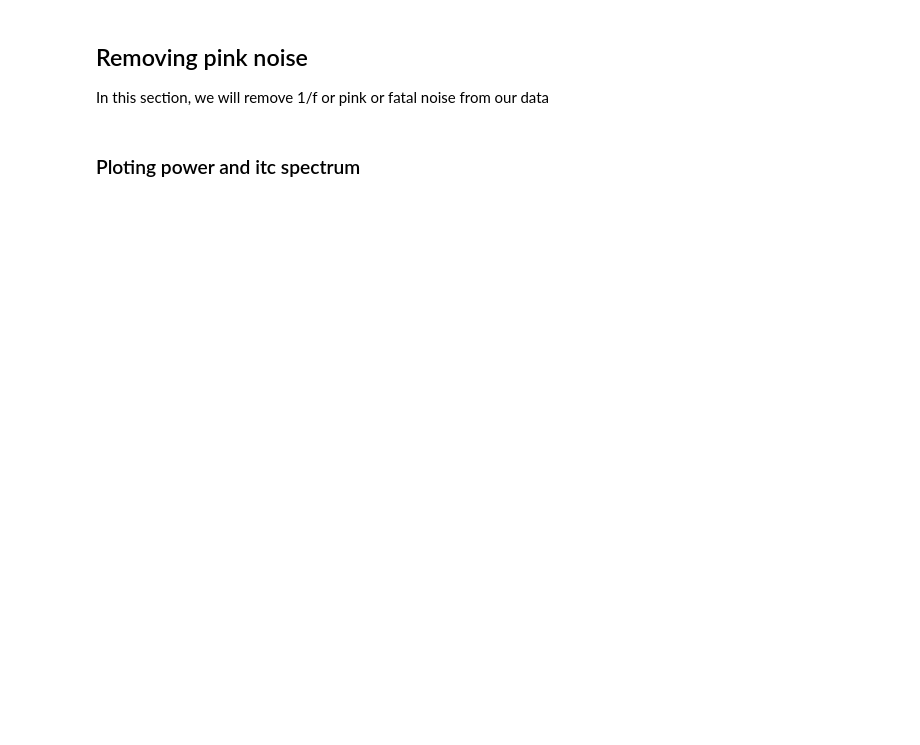
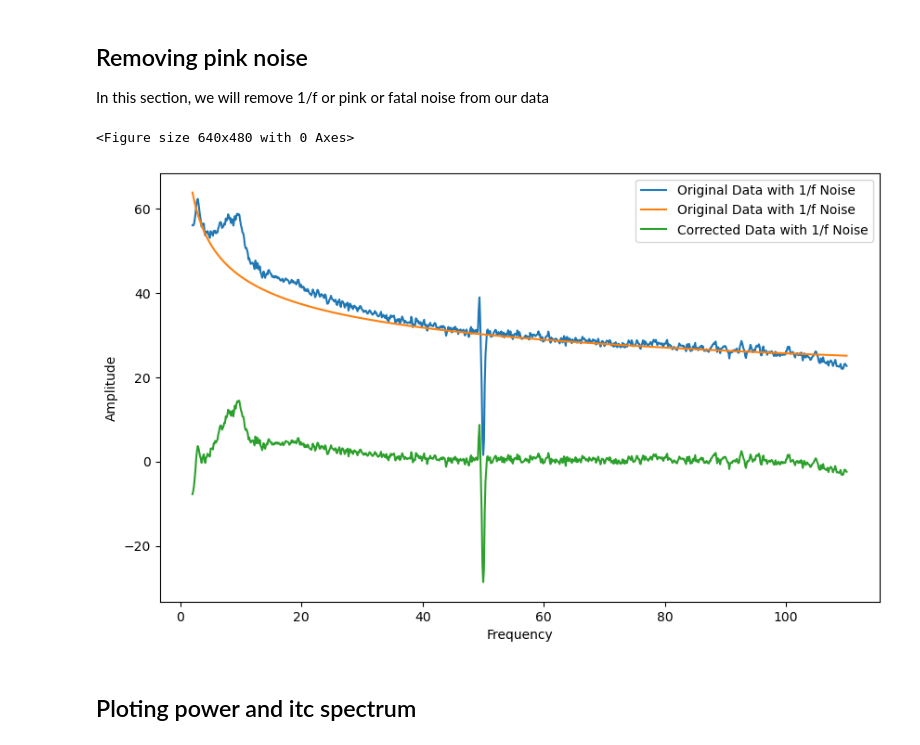
Before and after one commit to navnoorsingh0309/Brain_waves_analysis, a Jupyter notebook: main_TF.ipynb, the cells around one changed output. Drawn from its saved outputs; the diff is of its cells as text; code cells hidden in the pictures; blank space fills up the shorter version.

```diff
--- a/main_TF.ipynb
+++ b/main_TF.ipynb
@@ -309,30 +294,33 @@ def power_law(x, a, b):
 # %%
 from scipy.optimize import curve_fit
 
 # Select the tail region for fitting
 tail_fraction = 0.6
 tail_start_index = int((1 - tail_fraction) * len(psdFreqs[0]))
 
 x_tail = psdFreqs[0][tail_start_index:]
-y_tail = (10*np.log10(psdDatas[2][0]) - shift_med1)[tail_start_index:]
+y_tail = (10*np.log10(htr_avg) - shift_med1)[tail_start_index:]
 
 popt, _ = curve_fit(power_law, x_tail, y_tail)
 a, b = popt
 
 y_fit = power_law(psdFreqs[0], a, b)
 
 # # Plot the fitted curve on top of the original data
 plt.clf()
 plt.figure(figsize=(10, 6))
-plt.plot(psdFreq, 10*np.log10(psdDatas[2][0]) - shift_med1, label='Original Data with 1/f Noise');
+plt.plot(psdFreq, 10*np.log10(htr_avg) - shift_med1, label='Original Data with 1/f Noise');
 plt.plot(psdFreq, y_fit, label='Original Data with 1/f Noise');
-plt.plot(psdFreq, 10*np.log10(psdDatas[2][0]) - shift_med1 - y_fit, label='Corrected Data with 1/f Noise');
+plt.plot(psdFreq, 10*np.log10(htr_avg) - shift_med1 - y_fit, label='Corrected Data with 1/f Noise');
 plt.xlabel('Frequency')
 plt.ylabel('Amplitude')
 plt.legend()
 plt.show();
+# %% [output]
+<Figure size 640x480 with 0 Axes>
+[figure, added]
 # %% [markdown]
-### Ploting power and itc spectrum
+## Ploting power and itc spectrum
 # %%
 plt.clf()
 fig, (ax1, ax2) = plt.subplots(1, 2, figsize=(30, 10));
```
Also changed, not shown: parts of 4 cells of this notebook.
